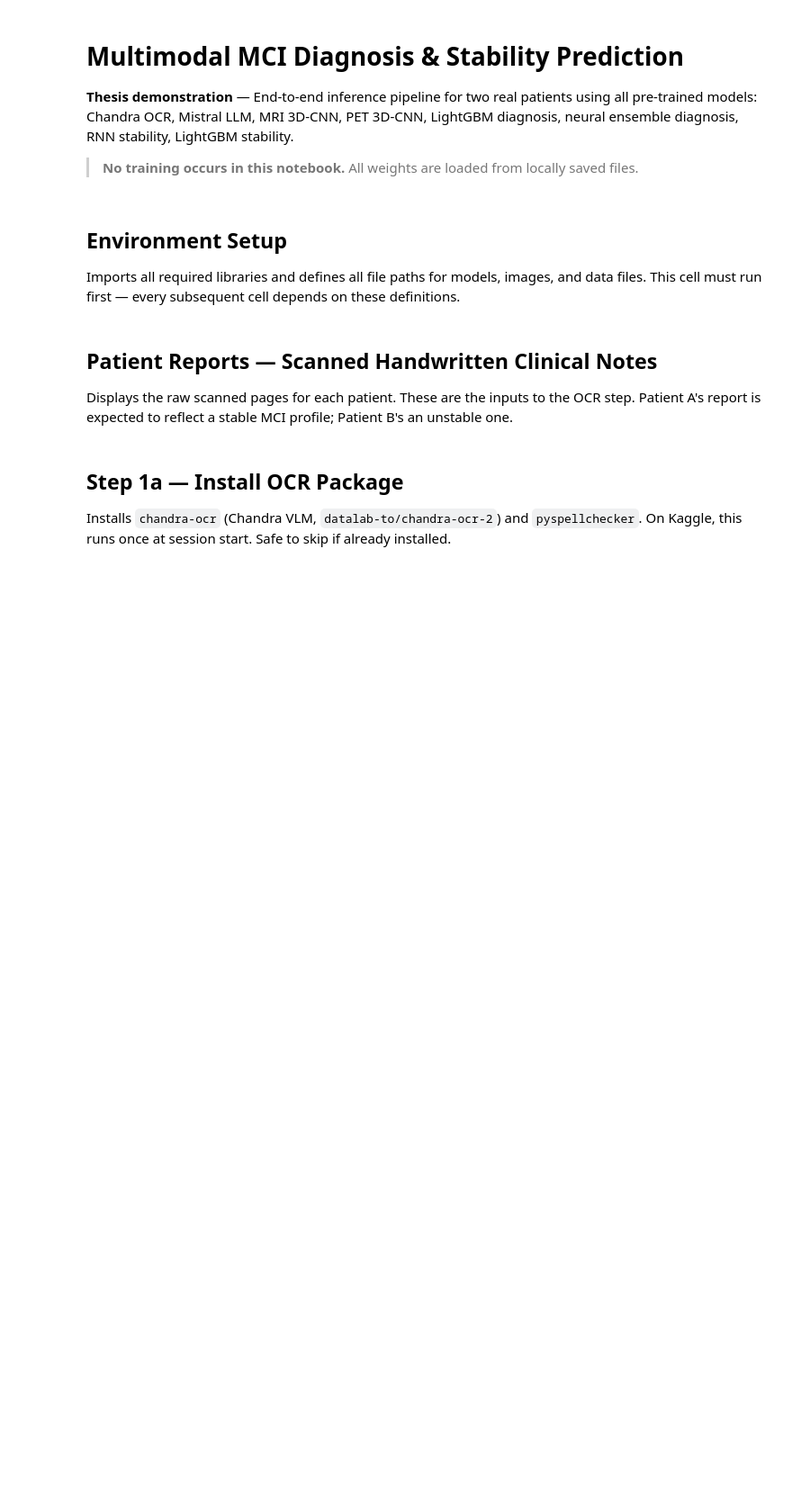
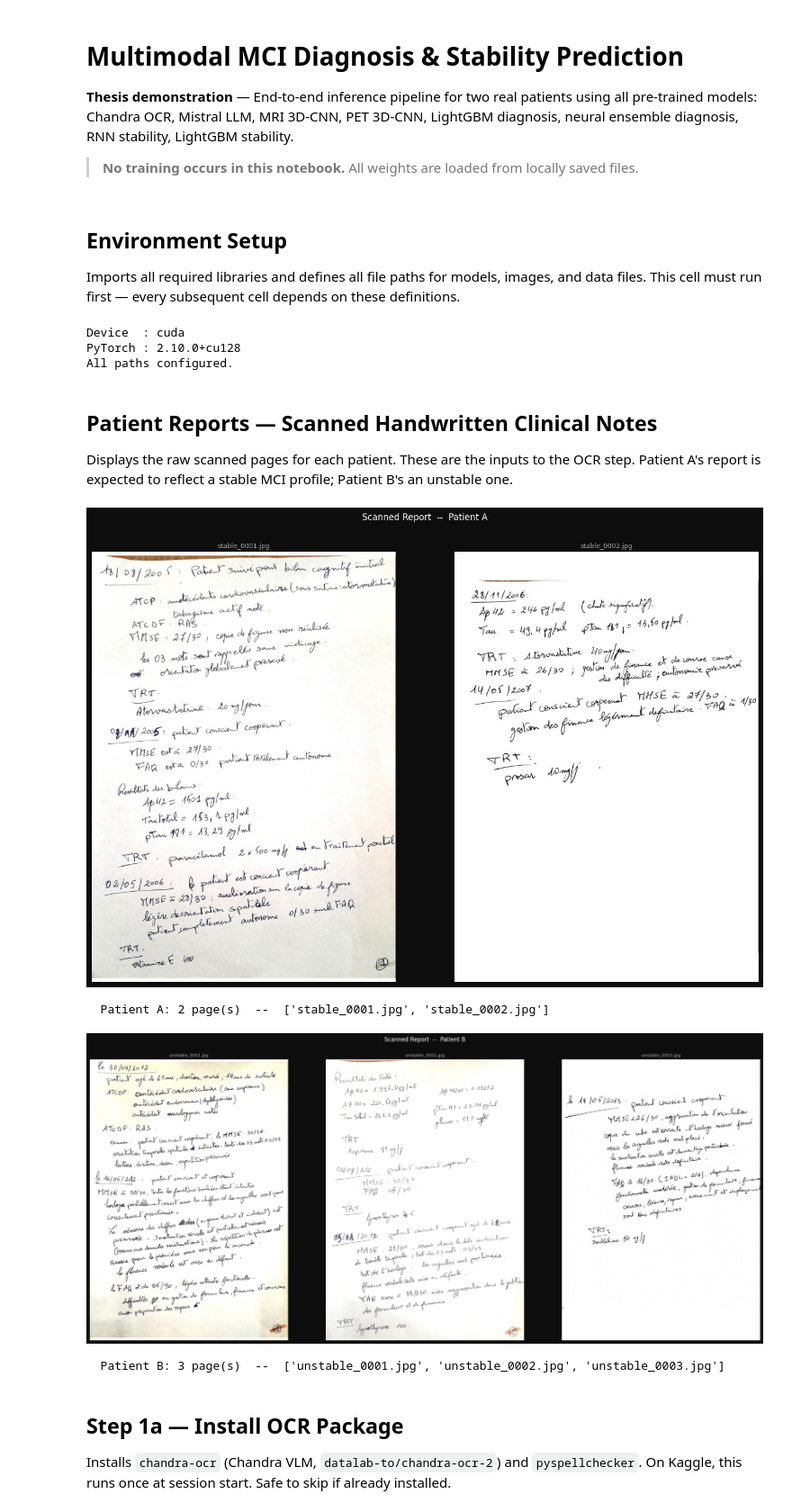
Before and after one commit to MiraSiniane/FYP-Prediction-of-Mild-Cognitive-Impairment-and-Vascular-Risk-Factors, a Jupyter notebook: demo/demo.ipynb, the cells around one changed output. Shown at 90% size. Saved outputs shown, nothing was run; the diff lists cells and outputs as text; code cells hidden in the pictures; blank space fills up the shorter version.

```diff
--- a/demo/demo.ipynb
+++ b/demo/demo.ipynb
@@ -32,36 +32,37 @@ DEVICE = torch.device("cuda" if torch.cuda.is_available() else "cpu")
 print(f"Device  : {DEVICE}")
 print(f"PyTorch : {torch.__version__}")
 
-# -- Model and image paths --
-MRI_IMAGE_DIR = Path("MRI - atrophy classification/images")
-MRI_FOLD_DIR  = Path("MRI - atrophy classification/models")
 
-PET_IMAGE_DIR = Path("PET - amyloid positivity classification/images")
-PET_FOLD_DIR  = Path("PET - amyloid positivity classification/models")
+BASE_DIR = Path("/kaggle/input/datasets/baraafzlalagui/demo-fyp-data-and-models/demo fyp")
 
-DIAG_ROOT = Path("diagnosis classification/diagnosis_models/alg")
-STAB_ROOT = Path("stability classification/stability_models/alg")
+# -- Model and image paths ------------------------------------------------
+MRI_IMAGE_DIR = BASE_DIR / "mri" / "images"
+MRI_FOLD_DIR  = BASE_DIR / "mri" / "models"
 
-# -- Scan subject demographics (hardcoded -- these replace the CSV lookups) --
-MRI_SUBJECT_META = {
-    "348321": {"age": 76.7, "gender": 0.0, "edu": 16.0},
-}
-PET_SUBJECT_META = {
-    "I225450": {"age": 81.0, "sex_f": 1.0},
-}
+PET_IMAGE_DIR = BASE_DIR / "pet" / "images"
+PET_FOLD_DIR  = BASE_DIR / "pet" / "models"
+
+DIAG_ROOT = BASE_DIR / "diagnosis_alg"
+STAB_ROOT = BASE_DIR / "stability_alg"
+
+# -- PET age normalisation (training-set-wide statistics, not patient-specific) --
 PET_AGE_MEAN = 75.072048
 PET_AGE_STD  =  7.961197
 
-# -- Demo patients --
+# -- Demo patients --------------------------------------------------------
 # mri_sub / pet_sub = None means that patient has no imaging scan
 PATIENTS = [
-    {"folder": "patients/patient mci",          "label": "Patient A",
+    {"folder": str(BASE_DIR / "patients" / "patient_mci"),          "label": "Patient A",
      "mri_sub": "348321",  "pet_sub": "I225450"},
-    {"folder": "patients/patient mci unstable", "label": "Patient B",
+    {"folder": str(BASE_DIR / "patients" / "patient_mci_unstable"), "label": "Patient B",
      "mri_sub": None,        "pet_sub": None},
 ]
 
 print("All paths configured.")
+# %% [output]
+Device  : cuda
+PyTorch : 2.10.0+cu128
+All paths configured.
 # %% [markdown]
 ## Patient Reports — Scanned Handwritten Clinical Notes
 
@@ -70,28 +71,31 @@ Patient A's report is expected to reflect a stable MCI profile; Patient B's an u
 # %%
 # Display the scanned handwritten clinical reports for each patient
 for pat in PATIENTS:
     folder = pat["folder"]
     label  = pat["label"]
     pages  = sorted(
         [f for f in Path(folder).iterdir()
          if f.suffix.lower() in {".jpg", ".jpeg", ".png"}],
         key=lambda p: p.name,
     )
     n = len(pages)
     fig, axes = plt.subplots(1, n, figsize=(7 * n, 9), facecolor='#0d0d0d')
     if n == 1:
         axes = [axes]
     for ax, img_path in zip(axes, pages):
         img = Image.open(img_path).convert("RGB")
         ax.imshow(img)
         ax.set_title(img_path.name, color='#aaaaaa', fontsize=9, pad=6)
         ax.axis('off')
     fig.suptitle(f"Scanned Report  --  {label}", color='white', fontsize=12, y=1.01)
     plt.tight_layout()
-    plt.savefig(f"{folder.replace(' ', '_')}_report.png",
-                dpi=100, bbox_inches='tight', facecolor='#0d0d0d')
     plt.show()
     print(f"  {label}: {n} page(s)  --  {[p.name for p in pages]}")
+# %% [output]
+[figure, added]
+  Patient A: 2 page(s)  --  ['stable_0001.jpg', 'stable_0002.jpg']
+[figure, added]
+  Patient B: 3 page(s)  --  ['unstable_0001.jpg', 'unstable_0002.jpg', 'unstable_0003.jpg']
 # %% [markdown]
 ## Step 1a — Install OCR Package
 
```
Also changed, not shown: parts of 15 cells of this notebook, 57 other files.
